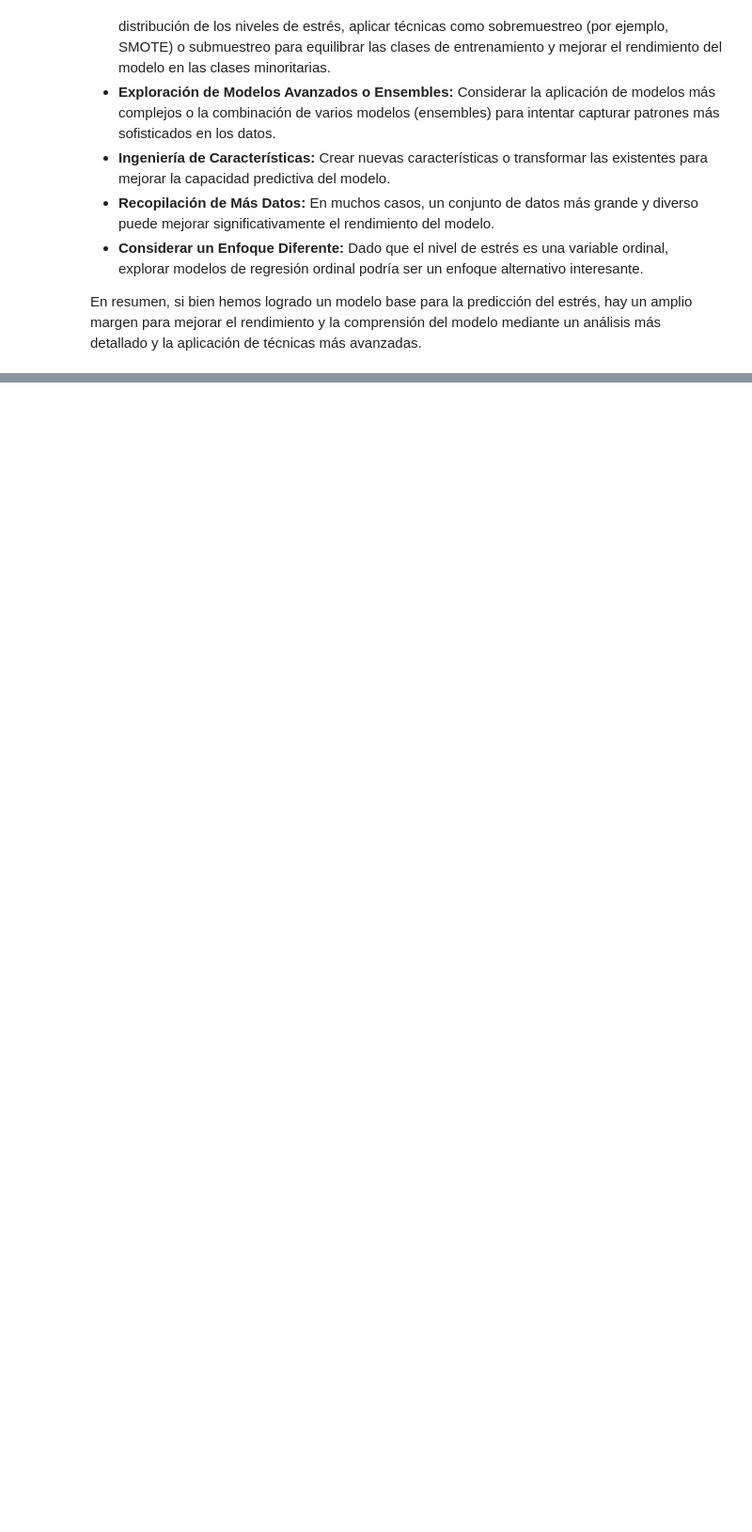
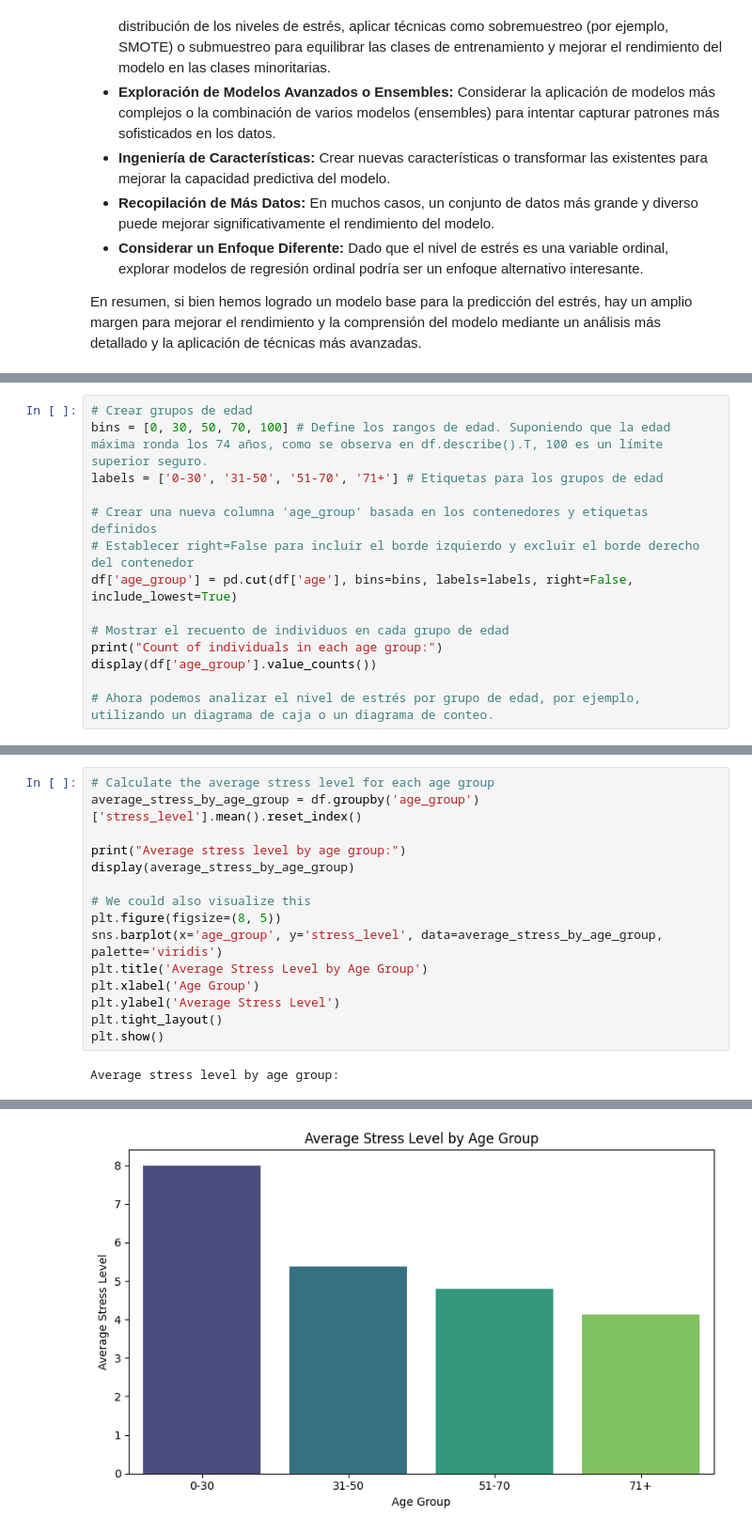
Before and after one commit to eliasfrivas/DataScienceII, a Jupyter notebook: ProyectoParteIII_RivasElias.ipynb, the cells around one changed output, grey strips where cells are left out. Shown at 94% size. Saved outputs shown, nothing was run; the diff lists cells and outputs as text; blank space fills up the shorter version.

```diff
--- a/ProyectoParteIII_RivasElias.ipynb
+++ b/ProyectoParteIII_RivasElias.ipynb
@@ -352,0 +369,14 @@ En resumen, si bien hemos logrado un modelo base para la predicción del estrés
+# %%
+# Crear grupos de edad
+bins = [0, 30, 50, 70, 100] # Define los rangos de edad. Suponiendo que la edad máxima ronda los 74 años, como se observa en df.describe().T, 100 es un límite superior seguro.
+labels = ['0-30', '31-50', '51-70', '71+'] # Etiquetas para los grupos de edad
+
+# Crear una nueva columna 'age_group' basada en los contenedores y etiquetas definidos
+# Establecer right=False para incluir el borde izquierdo y excluir el borde derecho del contenedor
+df['age_group'] = pd.cut(df['age'], bins=bins, labels=labels, right=False, include_lowest=True)
+
+# Mostrar el recuento de individuos en cada grupo de edad
+print("Count of individuals in each age group:")
+display(df['age_group'].value_counts())
+
+# Ahora podemos analizar el nivel de estrés por grupo de edad, por ejemplo, utilizando un diagrama de caja o un diagrama de conteo.
@@ -352,0 +392,17 @@ En resumen, si bien hemos logrado un modelo base para la predicción del estrés
+# %%
+# Calculate the average stress level for each age group
+average_stress_by_age_group = df.groupby('age_group')['stress_level'].mean().reset_index()
+
+print("Average stress level by age group:")
+display(average_stress_by_age_group)
+
+# We could also visualize this
+plt.figure(figsize=(8, 5))
+sns.barplot(x='age_group', y='stress_level', data=average_stress_by_age_group, palette='viridis')
+plt.title('Average Stress Level by Age Group')
+plt.xlabel('Age Group')
+plt.ylabel('Average Stress Level')
+plt.tight_layout()
+plt.show()
+# %% [output]
+Average stress level by age group:
@@ -352,0 +414 @@ En resumen, si bien hemos logrado un modelo base para la predicción del estrés
+[figure, added]
```
Also changed, not shown: parts of 4 cells of this notebook.
